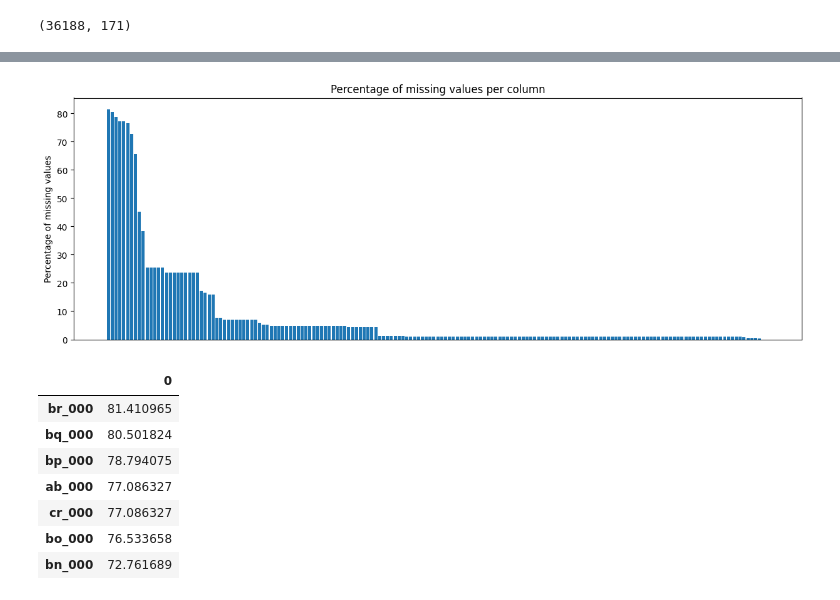
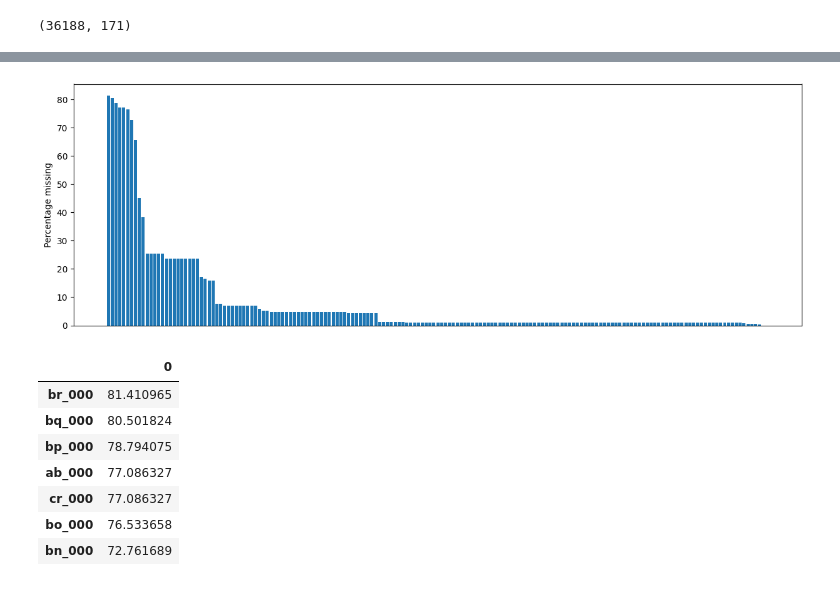
Before and after one commit to Chimmz/sensor-fault-detection, a Jupyter notebook: APS_fault.ipynb, the cells around one changed output, grey strips where cells are left out. Cells and saved outputs as stored; diff of their text form; code cells hidden in the pictures.

```diff
--- a/APS_fault.ipynb
+++ b/APS_fault.ipynb
@@ -15,5 +12,7 @@ import seaborn as sns
 # %%
-df = pd.read_csv('/content/train.csv', na_values='na')
-df.head()
+# read the data
+
+df = pd.read_csv("/content/drive/MyDrive/Colab Notebooks/ml_project/dataset/APS/train.csv", na_values="na")
+df
 # %% [output]
 |  | class | aa_000 | ab_000 | ac_000 | ad_000 | ae_000 | af_000 | ag_000 | ag_001 | ag_002 | ... | ... |
@@ -69,13 +92,15 @@ Index(['class'], dtype='object')
 # %%
-fig, ax = plt.subplots(figsize=(15, 5))
-missing = df.isna().sum().div(df.shape[0]).mul(100).to_frame().sort_values(by=0, ascending=False) # Calc %, and sort
+import matplotlib.pyplot as plt
 
-plt.bar(missing.index, missing.values.T[0]) # "missing.values.T[0]" is same as "missing.values.reshape(1, -1)"
+fig, ax = plt.subplots(figsize=(15,5))
 
-plt.title('Percentage of missing values per column')
-plt.ylabel('Percentage of missing values')
+missing = df.isna().sum().div(df.shape[0]).mul(100).to_frame().sort_values(by=0, ascending=False)
+
+ax.bar(missing.index, missing.values.T[0])
+
 plt.xticks([])
+plt.ylabel("Percentage missing")
 plt.show()
 # %% [output]
-[figure, old version]
+[figure, new version]
 # %%
```
Also changed, not shown: parts of 41 cells of this notebook.
